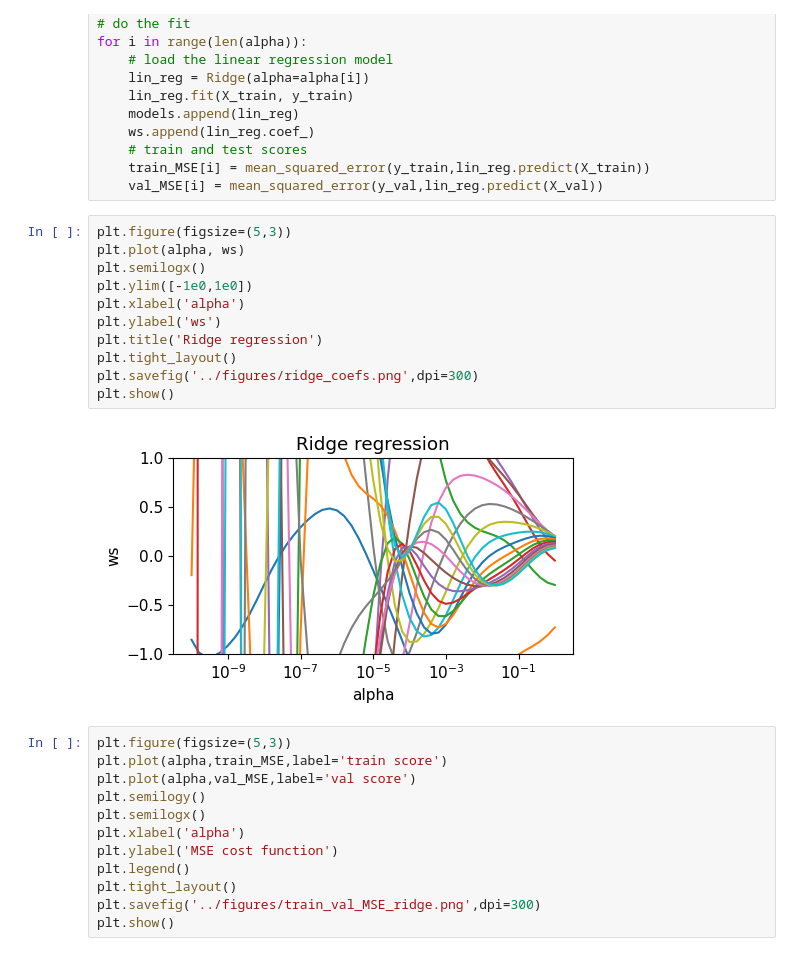
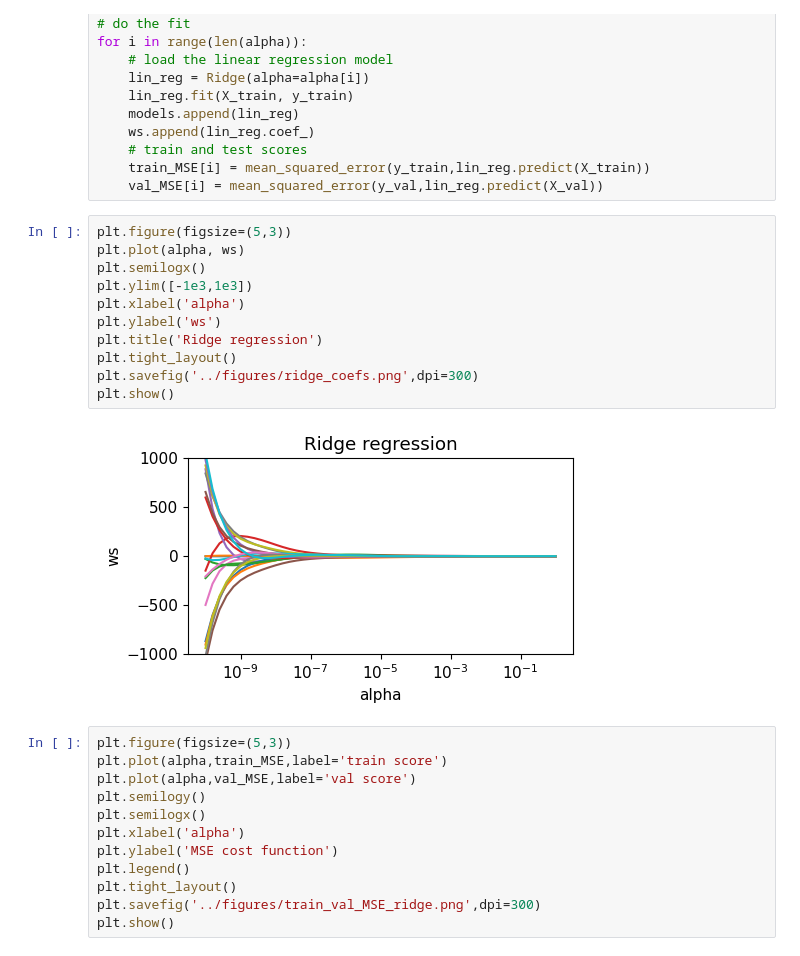
Before and after one commit to kyulli/data1030-fall2025, a Jupyter notebook: lectures/lecture08 - regularization.ipynb, the cells around one changed output. Drawn from its saved outputs; the diff is of its cells as text.

```diff
--- a/lectures/lecture08 - regularization.ipynb
+++ b/lectures/lecture08 - regularization.ipynb
@@ -337,16 +337,16 @@ for i in range(len(alpha)):
 # %%
 plt.figure(figsize=(5,3))
 plt.plot(alpha, ws)
 plt.semilogx()
-plt.ylim([-1e0,1e0])
+plt.ylim([-1e3,1e3])
 plt.xlabel('alpha')
 plt.ylabel('ws')
 plt.title('Ridge regression')
 plt.tight_layout()
 plt.savefig('../figures/ridge_coefs.png',dpi=300)
 plt.show()
 # %% [output]
-[figure, old version]
+[figure, new version]
 # %%
 plt.figure(figsize=(5,3))
 plt.plot(alpha,train_MSE,label='train score')
```
Also changed, not shown: 2 other files.
